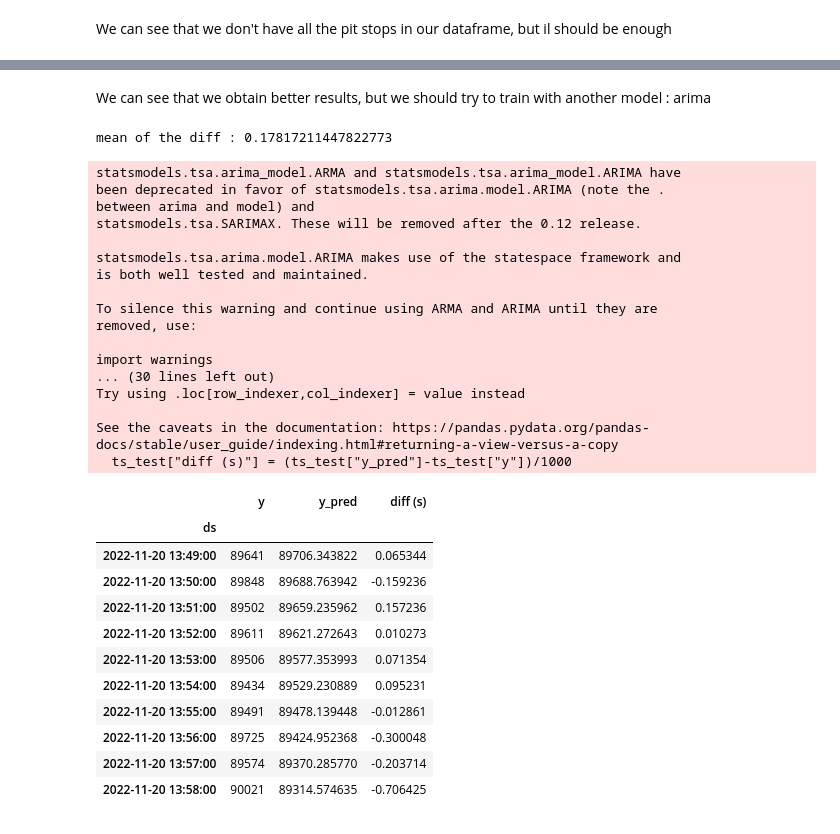
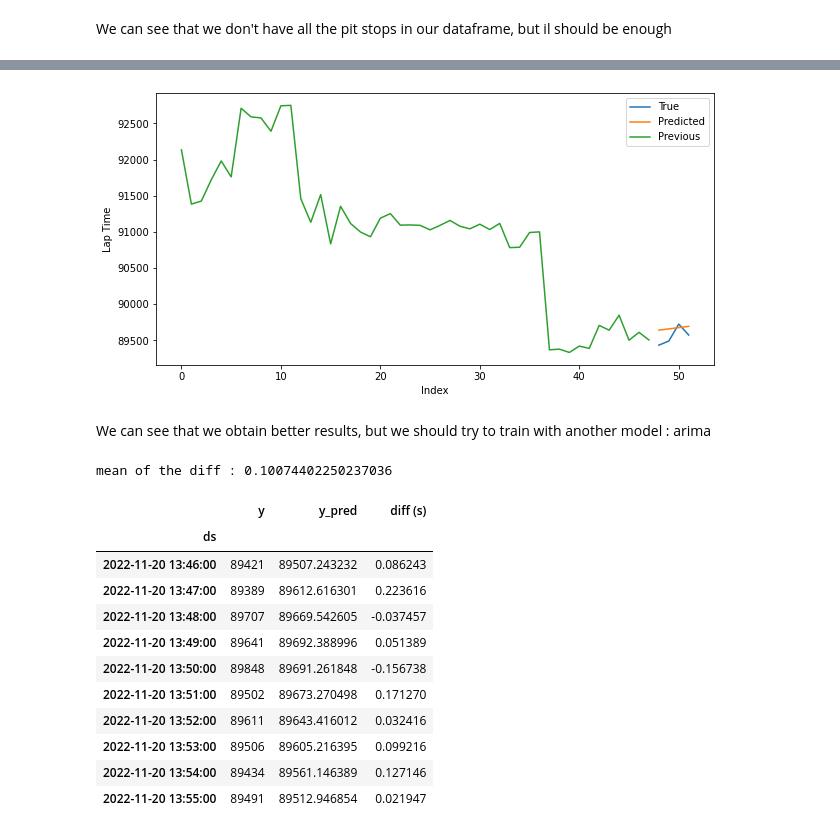
Before and after one commit to HenriEloy/F1_lapTime_prediction, a Jupyter notebook: notebooks/timeSeries.ipynb, the cells around one changed output, grey strips where cells are left out. Saved outputs shown, nothing was run; the diff lists cells and outputs as text; code cells hidden in the pictures.

```diff
--- a/notebooks/timeSeries.ipynb
+++ b/notebooks/timeSeries.ipynb
@@ -338,57 +331,54 @@ fig2 = m1.plot(forecast)
+# %%
+fig, ax = plt.subplots(figsize=(10, 5))
+
+ax.plot(ts_test.index, ts_test['y'], label='True')
+ax.plot(ts_test.index, ts_test['yhat'], label='Predicted')
+ax.plot(ts_train.index, ts_train['y'], label='Previous')
+ax.set_xlabel('Index')
+ax.set_ylabel('Lap Time')
+ax.legend()
+
+plt.show()
+# %% [output]
+[figure, added]
 # %% [markdown]
 We can see that we obtain better results, but we should try to train with another model : arima
 # %%
 nb_laps_to_predict = 10
+current_lap = 40
 
 df_OCO_ABU2022 = df_W_pit.loc[(df_W_pit["year"]==2022) & (df_W_pit["name"]=="Abu Dhabi Grand Prix") & (df_W_pit["driverRef"]=="ocon")]
 
 df_OCO_ABU2022 = df_OCO_ABU2022[["date", "time_y","lap", "milliseconds_x"]]
 #I volontarely add only one minute by lap
 df_OCO_ABU2022["ds"] = df_OCO_ABU2022.apply(lambda row : np.datetime64(row.date+'T'+row.time_y)+np.timedelta64(row.lap,'m'), axis=1)
 df_OCO_ABU2022 = df_OCO_ABU2022.rename(columns={"milliseconds_x":"y"}).set_index("ds")[['y']]
 
-ts_train = df_OCO_ABU2022[:-nb_laps_to_predict]
-ts_test = df_OCO_ABU2022[-nb_laps_to_predict:]
+ts_train = df_OCO_ABU2022[:current_lap]
+ts_test = df_OCO_ABU2022[current_lap:current_lap+nb_laps_to_predict]
 
 model = sm.tsa.ARIMA(ts_train['y'], order=(1,1,1))
 model_fit = model.fit()
 
 preds = model_fit.forecast(steps=nb_laps_to_predict)
 
 ts_test["y_pred"] = preds[0]
 ts_test["diff (s)"] = (ts_test["y_pred"]-ts_test["y"])/1000
 
 print("mean of the diff :",np.mean(abs(ts_test["diff (s)"])))
 ts_test[['y', 'y_pred', "diff (s)"]]
 # %% [output]
-mean of the diff : 0.17817211447822773
+mean of the diff : 0.10074402250237036
-statsmodels.tsa.arima_model.ARMA and statsmodels.tsa.arima_model.ARIMA have
-been deprecated in favor of statsmodels.tsa.arima.model.ARIMA (note the .
-between arima and model) and
-statsmodels.tsa.SARIMAX. These will be removed after the 0.12 release.
-
-statsmodels.tsa.arima.model.ARIMA makes use of the statespace framework and
-is both well tested and maintained.
-
-To silence this warning and continue using ARMA and ARIMA until they are
-removed, use:
-
-import warnings
-... (30 lines left out)
-Try using .loc[row_indexer,col_indexer] = value instead
-
-See the caveats in the documentation: https://pandas.pydata.org/pandas-docs/stable/user_guide/indexing.html#returning-a-view-versus-a-copy
-  ts_test["diff (s)"] = (ts_test["y_pred"]-ts_test["y"])/1000
 |  | y | y_pred | diff (s) |
 | ds |  |  |  |
-| 2022-11-20 13:49:00 | 89641 | 89706.343822 | 0.065344 |
-| 2022-11-20 13:50:00 | 89848 | 89688.763942 | -0.159236 |
-| 2022-11-20 13:51:00 | 89502 | 89659.235962 | 0.157236 |
-| 2022-11-20 13:52:00 | 89611 | 89621.272643 | 0.010273 |
-| 2022-11-20 13:53:00 | 89506 | 89577.353993 | 0.071354 |
-| 2022-11-20 13:54:00 | 89434 | 89529.230889 | 0.095231 |
-| 2022-11-20 13:55:00 | 89491 | 89478.139448 | -0.012861 |
-| 2022-11-20 13:56:00 | 89725 | 89424.952368 | -0.300048 |
-| 2022-11-20 13:57:00 | 89574 | 89370.285770 | -0.203714 |
-| 2022-11-20 13:58:00 | 90021 | 89314.574635 | -0.706425 |
+| 2022-11-20 13:46:00 | 89421 | 89507.243232 | 0.086243 |
+| 2022-11-20 13:47:00 | 89389 | 89612.616301 | 0.223616 |
+| 2022-11-20 13:48:00 | 89707 | 89669.542605 | -0.037457 |
+| 2022-11-20 13:49:00 | 89641 | 89692.388996 | 0.051389 |
+| 2022-11-20 13:50:00 | 89848 | 89691.261848 | -0.156738 |
+| 2022-11-20 13:51:00 | 89502 | 89673.270498 | 0.171270 |
+| 2022-11-20 13:52:00 | 89611 | 89643.416012 | 0.032416 |
+| 2022-11-20 13:53:00 | 89506 | 89605.216395 | 0.099216 |
+| 2022-11-20 13:54:00 | 89434 | 89561.146389 | 0.127146 |
+| 2022-11-20 13:55:00 | 89491 | 89512.946854 | 0.021947 |
 # %%
```
Also changed, not shown: parts of 12 cells of this notebook.
